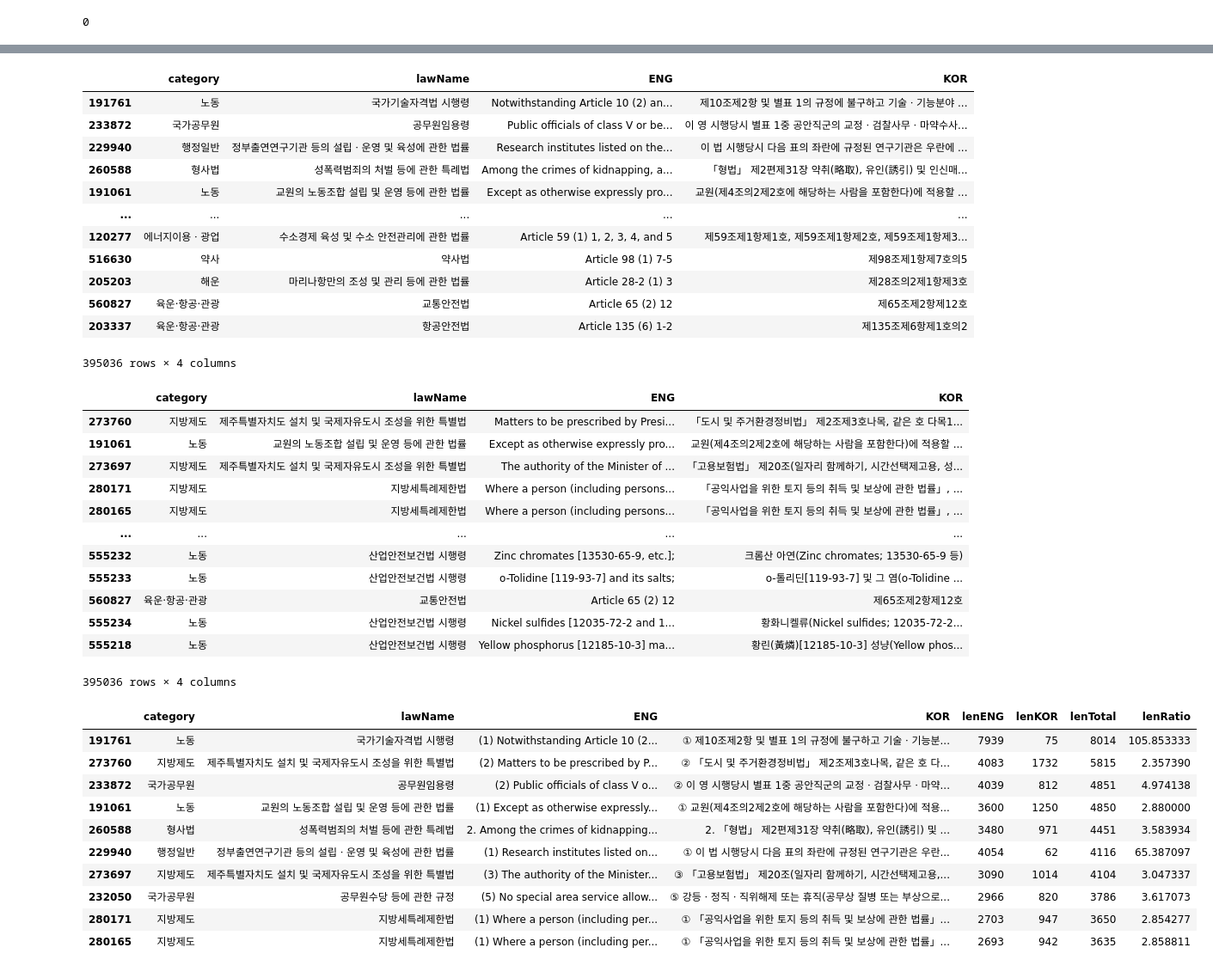
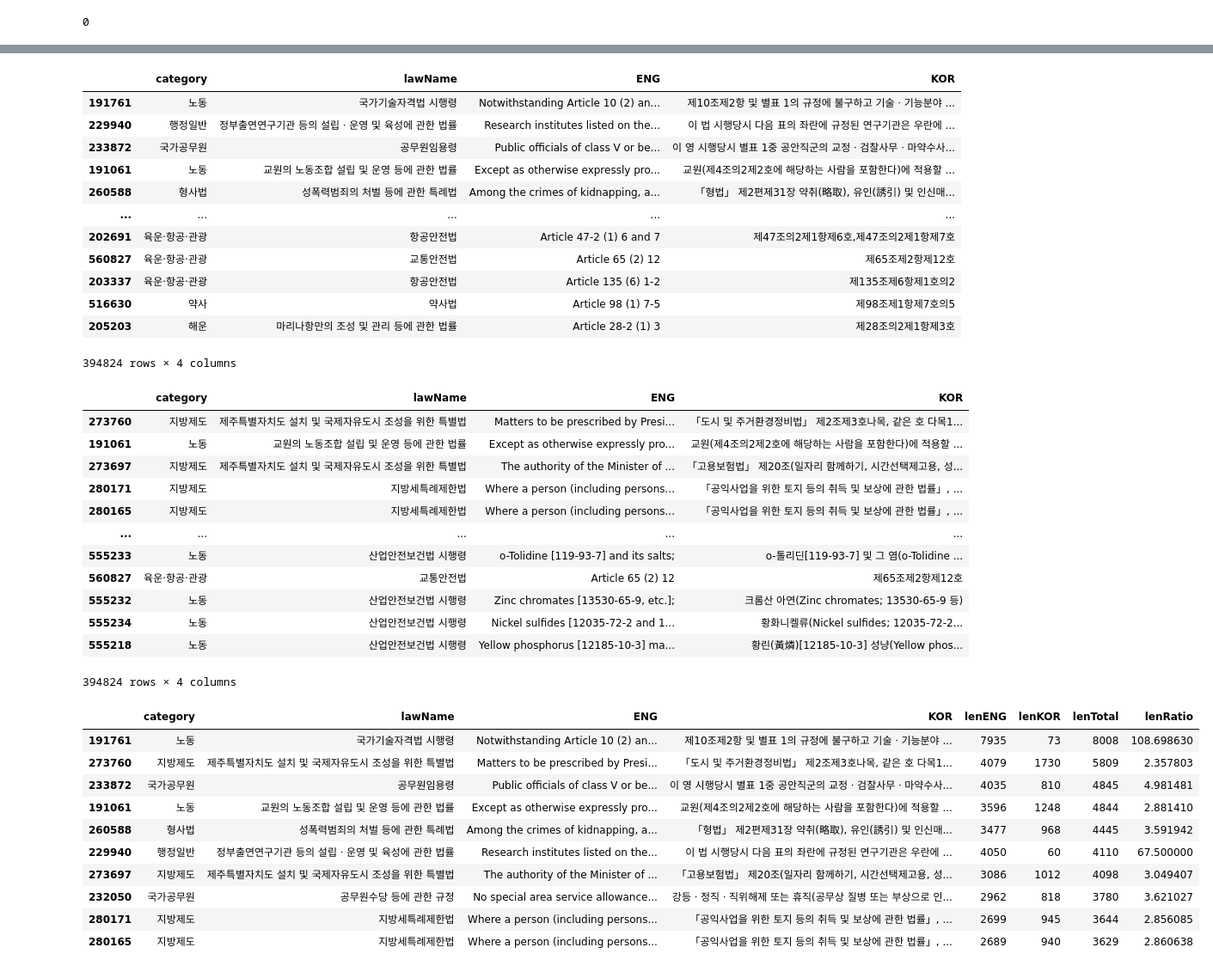
Before and after one commit to tjtmddnjswkd/capstone, a Jupyter notebook: 2_preprocessing/p3_preprocessing_memo.ipynb, the cells around one changed output, grey strips where cells are left out. Shown at 86% size. Cells and saved outputs as stored; diff of their text form; code cells hidden in the pictures.

```diff
--- a/2_preprocessing/p3_preprocessing_memo.ipynb
+++ b/2_preprocessing/p3_preprocessing_memo.ipynb
@@ -2509,0 +2690,4 @@ eng_kor_print(df_hang.loc[df_hang.ENG.str.contains("|".join(pattern))])
+# %%
+df_schr2.ENG = df_schr2.ENG.apply(lambda x: re.sub(r"^\.", "", x).strip())
+df_schr2.ENG = df_schr2.ENG.apply(lambda x: re.sub(r"^\,", "", x).strip())
+eng_kor_print(df_schr2.loc[df_schr2.ENG.str.contains(r"^\.|^\,")])
@@ -2509,0 +2696,8 @@ eng_kor_print(df_hang.loc[df_hang.ENG.str.contains("|".join(pattern))])
+# %%
+pattern = f"[{chr(9312)}-{chr(9331)}]"
+change_dict = dict()
+for i in range(9312, 9332):
+    change_dict[chr(i)] = f"({i-9311})"
+for key in change_dict.keys():
+    df_schr2.ENG = df_schr2.ENG.apply(lambda x: x.replace(key, change_dict[key]))
+eng_kor_print(df_schr2.loc[df_schr2.ENG.str.contains(pattern)])
@@ -2509,0 +2706,4 @@ eng_kor_print(df_hang.loc[df_hang.ENG.str.contains("|".join(pattern))])
+# %%
+lf_index = df_schr2.loc[df_schr2.ENG.str.contains(r"^lf")].index
+df_schr2.loc[lf_index, "ENG"] = df_schr2.loc[lf_index, "ENG"].apply(lambda x: x.replace("lf", "If"))
+df_schr2.loc[df_schr2.ENG.str.contains(r"^lf")]
@@ -2509,0 +2712,9 @@ eng_kor_print(df_hang.loc[df_hang.ENG.str.contains("|".join(pattern))])
+# %%
+start_list = [
+    '부터','내지','에','에도','및','을','를','또는','규정은',
+    '규정에','죄에','의','은','는','나'
+]
+pattern = "|".join(list(map(lambda x: r"^[\s]*"+x+" ", start_list)))
+del_idx = [342707]
+df_schr2 = df_schr2.drop(index=del_idx, axis=0)
+eng_kor_print(df_schr2.loc[df_schr2.KOR.str.contains(pattern)])
@@ -2512,23 +2728,23 @@ eng_kor_print(df_hang.loc[df_hang.ENG.str.contains("|".join(pattern))])
 # %%
 ## 영어 길이
-df_hang.sort_values(by="ENG", ascending=False, key=lambda col: col.apply(lambda x: len(re.sub("[^a-z]", "", x))))
+df_schr2.sort_values(by="ENG", ascending=False, key=lambda col: col.apply(lambda x: len(re.sub(r"[^a-z|^A-Z]", "", x))))
 # %% [output]
 |  | category | lawName | ENG | KOR |
 | 191761 | 노동 | 국가기술자격법 시행령 | Notwithstanding Article 10 (2) an... | 제10조제2항 및 별표 1의 규정에 불구하고 기술ㆍ기능분야 ... |
+| 229940 | 행정일반 | 정부출연연구기관 등의 설립ㆍ운영 및 육성에 관한 법률 | Research institutes listed on the... | 이 법 시행당시 다음 표의 좌란에 규정된 연구기관은 우란에 ... |
 | 233872 | 국가공무원 | 공무원임용령 | Public officials of class V or be... | 이 영 시행당시 별표 1중 공안직군의 교정ㆍ검찰사무ㆍ마약수사... |
-| 229940 | 행정일반 | 정부출연연구기관 등의 설립ㆍ운영 및 육성에 관한 법률 | Research institutes listed on the... | 이 법 시행당시 다음 표의 좌란에 규정된 연구기관은 우란에 ... |
+| 191061 | 노동 | 교원의 노동조합 설립 및 운영 등에 관한 법률 | Except as otherwise expressly pro... | 교원(제4조의2제2호에 해당하는 사람을 포함한다)에 적용할 ... |
 | 260588 | 형사법 | 성폭력범죄의 처벌 등에 관한 특례법 | Among the crimes of kidnapping, a... | 「형법」 제2편제31장 약취(略取), 유인(誘引) 및 인신매... |
-| 191061 | 노동 | 교원의 노동조합 설립 및 운영 등에 관한 법률 | Except as otherwise expressly pro... | 교원(제4조의2제2호에 해당하는 사람을 포함한다)에 적용할 ... |
 | ... | ... | ... | ... | ... |
-| 120277 | 에너지이용ㆍ광업 | 수소경제 육성 및 수소 안전관리에 관한 법률 | Article 59 (1) 1, 2, 3, 4, and 5 | 제59조제1항제1호, 제59조제1항제2호, 제59조제1항제3... |
+| 202691 | 육운·항공·관광 | 항공안전법 | Article 47-2 (1) 6 and 7 | 제47조의2제1항제6호,제47조의2제1항제7호 |
+| 560827 | 육운·항공·관광 | 교통안전법 | Article 65 (2) 12 | 제65조제2항제12호 |
+| 203337 | 육운·항공·관광 | 항공안전법 | Article 135 (6) 1-2 | 제135조제6항제1호의2 |
 | 516630 | 약사 | 약사법 | Article 98 (1) 7-5 | 제98조제1항제7호의5 |
 | 205203 | 해운 | 마리나항만의 조성 및 관리 등에 관한 법률 | Article 28-2 (1) 3 | 제28조의2제1항제3호 |
-| 560827 | 육운·항공·관광 | 교통안전법 | Article 65 (2) 12 | 제65조제2항제12호 |
-| 203337 | 육운·항공·관광 | 항공안전법 | Article 135 (6) 1-2 | 제135조제6항제1호의2 |
-395036 rows × 4 columns
+394824 rows × 4 columns
 # %%
 ## 한글 길이
-df_hang.sort_values(by="KOR", ascending=False, key=lambda col: col.apply(lambda x: len(re.sub("[^ㄱ-ㅎ|가-힣]", "", x))))
+df_schr2.sort_values(by="KOR", ascending=False, key=lambda col: col.apply(lambda x: len(re.sub("[^ㄱ-ㅎ|가-힣]", "", x))))
 # %% [output]
 |  | category | lawName | ENG | KOR |
 | 273760 | 지방제도 | 제주특별자치도 설치 및 국제자유도시 조성을 위한 특별법 | Matters to be prescribed by Presi... | 「도시 및 주거환경정비법」 제2조제3호나목, 같은 호 다목1... |
@@ -2537,31 +2753,31 @@ df_hang.sort_values(by="KOR", ascending=False, key=lambda col: col.apply(lambda
 | 280171 | 지방제도 | 지방세특례제한법 | Where a person (including persons... | 「공익사업을 위한 토지 등의 취득 및 보상에 관한 법률」, ... |
 | 280165 | 지방제도 | 지방세특례제한법 | Where a person (including persons... | 「공익사업을 위한 토지 등의 취득 및 보상에 관한 법률」, ... |
 | ... | ... | ... | ... | ... |
-| 555232 | 노동 | 산업안전보건법 시행령 | Zinc chromates [13530-65-9, etc.]; | 크롬산 아연(Zinc chromates; 13530-65-9 등) |
 | 555233 | 노동 | 산업안전보건법 시행령 | o-Tolidine [119-93-7] and its salts; | o-톨리딘[119-93-7] 및 그 염(o-Tolidine ... |
 | 560827 | 육운·항공·관광 | 교통안전법 | Article 65 (2) 12 | 제65조제2항제12호 |
+| 555232 | 노동 | 산업안전보건법 시행령 | Zinc chromates [13530-65-9, etc.]; | 크롬산 아연(Zinc chromates; 13530-65-9 등) |
 | 555234 | 노동 | 산업안전보건법 시행령 | Nickel sulfides [12035-72-2 and 1... | 황화니켈류(Nickel sulfides; 12035-72-2... |
 | 555218 | 노동 | 산업안전보건법 시행령 | Yellow phosphorus [12185-10-3] ma... | 황린(黃燐)[12185-10-3] 성냥(Yellow phos... |
-395036 rows × 4 columns
+394824 rows × 4 columns
 # %%
-df_len = etc_df.copy()
+df_len = df_schr2.copy()
 df_len["lenENG"] = df_len.ENG.apply(len)
 df_len["lenKOR"] = df_len.KOR.apply(len)
 df_len["lenTotal"] = df_len.lenENG + df_len.lenKOR
 df_len["lenRatio"] = df_len.lenENG/df_len.lenKOR
 df_len.sort_values(by="lenTotal", ascending=False).iloc[:10, :]
 # %% [output]
 |  | category | lawName | ENG | KOR | lenENG | lenKOR | lenTotal | lenRatio |
-| 191761 | 노동 | 국가기술자격법 시행령 | (1) Notwithstanding Article 10 (2... | ① 제10조제2항 및 별표 1의 규정에 불구하고 기술ㆍ기능분... | 7939 | 75 | 8014 | 105.853333 |
-| 273760 | 지방제도 | 제주특별자치도 설치 및 국제자유도시 조성을 위한 특별법 | (2) Matters to be prescribed by P... | ② 「도시 및 주거환경정비법」 제2조제3호나목, 같은 호 다... | 4083 | 1732 | 5815 | 2.357390 |
-| 233872 | 국가공무원 | 공무원임용령 | (2) Public officials of class V o... | ② 이 영 시행당시 별표 1중 공안직군의 교정ㆍ검찰사무ㆍ마약... | 4039 | 812 | 4851 | 4.974138 |
-| 191061 | 노동 | 교원의 노동조합 설립 및 운영 등에 관한 법률 | (1) Except as otherwise expressly... | ① 교원(제4조의2제2호에 해당하는 사람을 포함한다)에 적용... | 3600 | 1250 | 4850 | 2.880000 |
-| 260588 | 형사법 | 성폭력범죄의 처벌 등에 관한 특례법 | 2. Among the crimes of kidnapping... | 2. 「형법」 제2편제31장 약취(略取), 유인(誘引) 및 ... | 3480 | 971 | 4451 | 3.583934 |
-| 229940 | 행정일반 | 정부출연연구기관 등의 설립ㆍ운영 및 육성에 관한 법률 | (1) Research institutes listed on... | ① 이 법 시행당시 다음 표의 좌란에 규정된 연구기관은 우란... | 4054 | 62 | 4116 | 65.387097 |
-| 273697 | 지방제도 | 제주특별자치도 설치 및 국제자유도시 조성을 위한 특별법 | (3) The authority of the Minister... | ③ 「고용보험법」 제20조(일자리 함께하기, 시간선택제고용,... | 3090 | 1014 | 4104 | 3.047337 |
-| 232050 | 국가공무원 | 공무원수당 등에 관한 규정 | (5) No special area service allow... | ⑤ 강등ㆍ정직ㆍ직위해제 또는 휴직(공무상 질병 또는 부상으로... | 2966 | 820 | 3786 | 3.617073 |
-| 280171 | 지방제도 | 지방세특례제한법 | (1) Where a person (including per... | ① 「공익사업을 위한 토지 등의 취득 및 보상에 관한 법률」... | 2703 | 947 | 3650 | 2.854277 |
-| 280165 | 지방제도 | 지방세특례제한법 | (1) Where a person (including per... | ① 「공익사업을 위한 토지 등의 취득 및 보상에 관한 법률」... | 2693 | 942 | 3635 | 2.858811 |
+| 191761 | 노동 | 국가기술자격법 시행령 | Notwithstanding Article 10 (2) an... | 제10조제2항 및 별표 1의 규정에 불구하고 기술ㆍ기능분야 ... | 7935 | 73 | 8008 | 108.698630 |
+| 273760 | 지방제도 | 제주특별자치도 설치 및 국제자유도시 조성을 위한 특별법 | Matters to be prescribed by Presi... | 「도시 및 주거환경정비법」 제2조제3호나목, 같은 호 다목1... | 4079 | 1730 | 5809 | 2.357803 |
+| 233872 | 국가공무원 | 공무원임용령 | Public officials of class V or be... | 이 영 시행당시 별표 1중 공안직군의 교정ㆍ검찰사무ㆍ마약수사... | 4035 | 810 | 4845 | 4.981481 |
+| 191061 | 노동 | 교원의 노동조합 설립 및 운영 등에 관한 법률 | Except as otherwise expressly pro... | 교원(제4조의2제2호에 해당하는 사람을 포함한다)에 적용할 ... | 3596 | 1248 | 4844 | 2.881410 |
+| 260588 | 형사법 | 성폭력범죄의 처벌 등에 관한 특례법 | Among the crimes of kidnapping, a... | 「형법」 제2편제31장 약취(略取), 유인(誘引) 및 인신매... | 3477 | 968 | 4445 | 3.591942 |
+| 229940 | 행정일반 | 정부출연연구기관 등의 설립ㆍ운영 및 육성에 관한 법률 | Research institutes listed on the... | 이 법 시행당시 다음 표의 좌란에 규정된 연구기관은 우란에 ... | 4050 | 60 | 4110 | 67.500000 |
+| 273697 | 지방제도 | 제주특별자치도 설치 및 국제자유도시 조성을 위한 특별법 | The authority of the Minister of ... | 「고용보험법」 제20조(일자리 함께하기, 시간선택제고용, 성... | 3086 | 1012 | 4098 | 3.049407 |
+| 232050 | 국가공무원 | 공무원수당 등에 관한 규정 | No special area service allowance... | 강등ㆍ정직ㆍ직위해제 또는 휴직(공무상 질병 또는 부상으로 인... | 2962 | 818 | 3780 | 3.621027 |
+| 280171 | 지방제도 | 지방세특례제한법 | Where a person (including persons... | 「공익사업을 위한 토지 등의 취득 및 보상에 관한 법률」, ... | 2699 | 945 | 3644 | 2.856085 |
+| 280165 | 지방제도 | 지방세특례제한법 | Where a person (including persons... | 「공익사업을 위한 토지 등의 취득 및 보상에 관한 법률」, ... | 2689 | 940 | 3629 | 2.860638 |
 # %%
 df_len[["lenENG", "lenKOR", "lenTotal", "lenRatio"]].describe()
 # %% [output]
```
Also changed, not shown: parts of 25 cells of this notebook, 1 other file.
